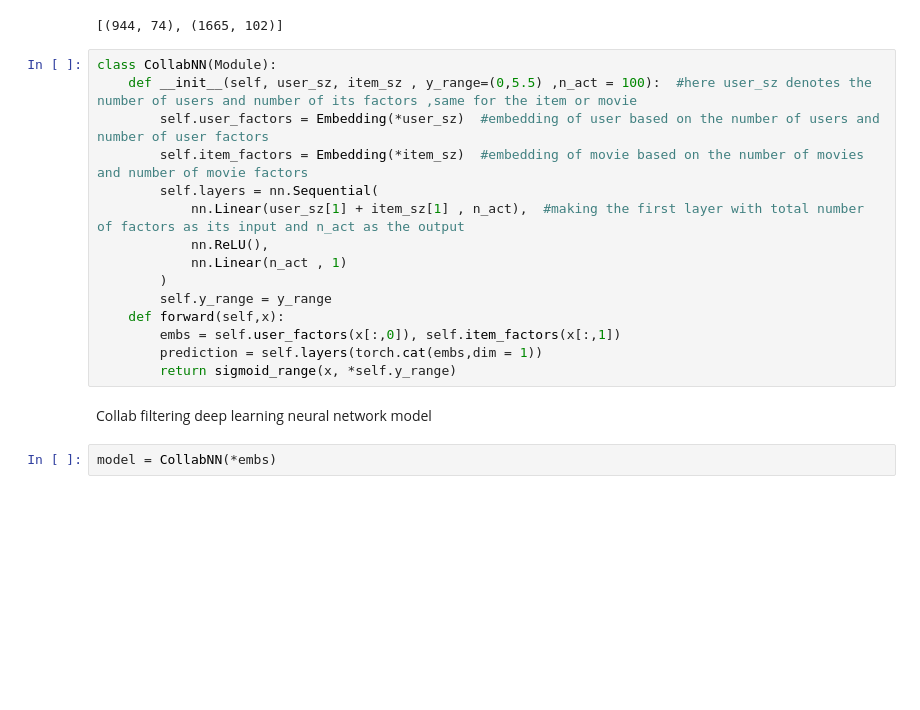
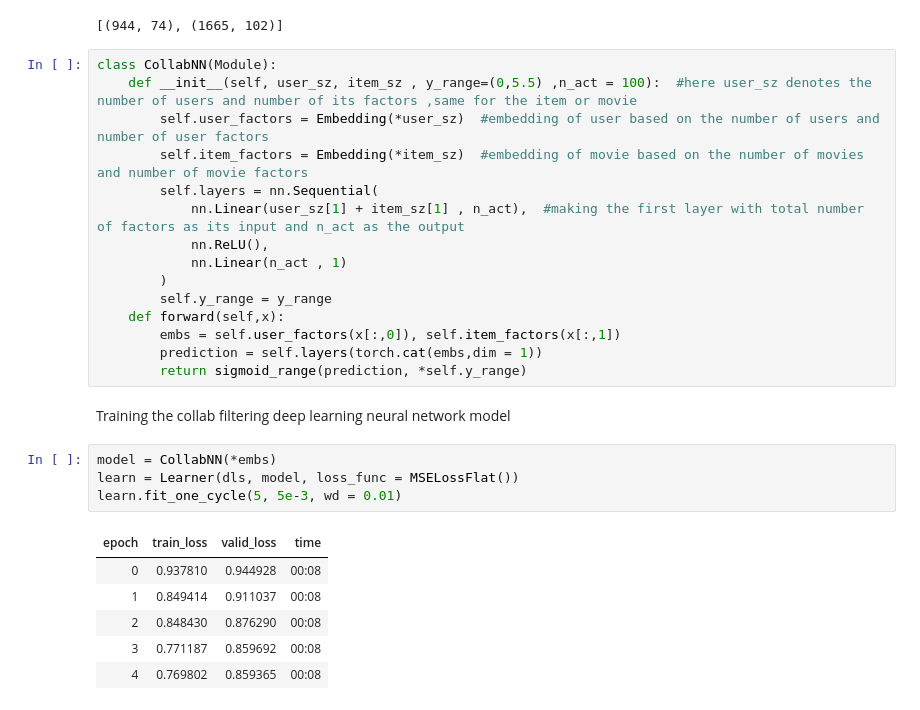
Before and after one commit to AsokTamang/collaborative_filtering, a Jupyter notebook: collab-filter.ipynb, the cells around one changed output. Saved outputs shown, nothing was run; the diff lists cells and outputs as text; blank space fills up the shorter version.

Commit message:
collab filtering model created

```diff
--- a/collab-filter.ipynb
+++ b/collab-filter.ipynb
@@ -330,8 +332,17 @@ class CollabNN(Module):
     def forward(self,x):
         embs = self.user_factors(x[:,0]), self.item_factors(x[:,1])
         prediction = self.layers(torch.cat(embs,dim = 1))
-        return sigmoid_range(x, *self.y_range)
+        return sigmoid_range(prediction, *self.y_range)
 # %% [markdown]
-Collab filtering deep learning neural network model
+Training the collab filtering deep learning neural network model
-# %%
-model = CollabNN(*embs)
+# %%
+model = CollabNN(*embs)
+learn = Learner(dls, model, loss_func = MSELossFlat())
+learn.fit_one_cycle(5, 5e-3, wd = 0.01)
+# %% [output]
+| epoch | train_loss | valid_loss | time |
+| 0 | 0.937810 | 0.944928 | 00:08 |
+| 1 | 0.849414 | 0.911037 | 00:08 |
+| 2 | 0.848430 | 0.876290 | 00:08 |
+| 3 | 0.771187 | 0.859692 | 00:08 |
+| 4 | 0.769802 | 0.859365 | 00:08 |
```
Also changed, not shown: parts of 5 cells of this notebook.
